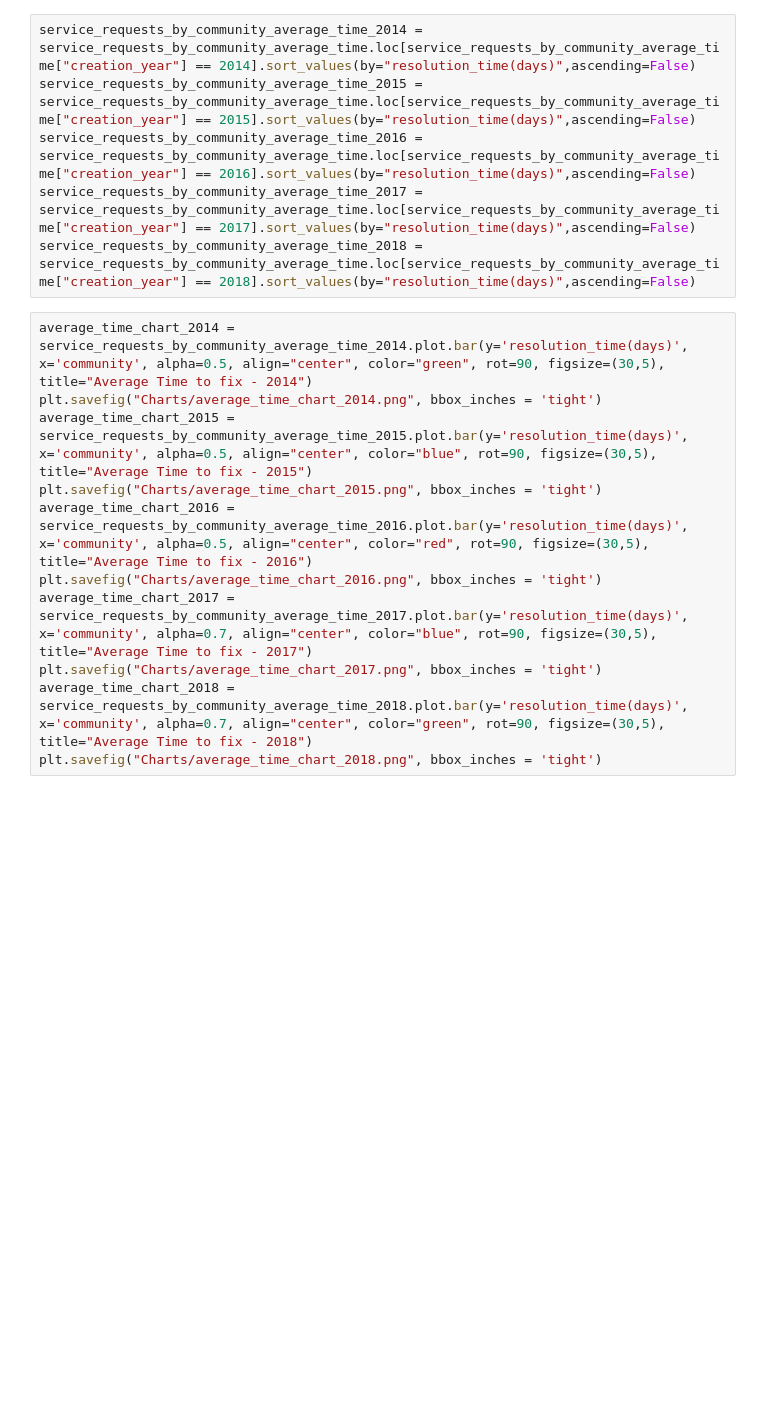
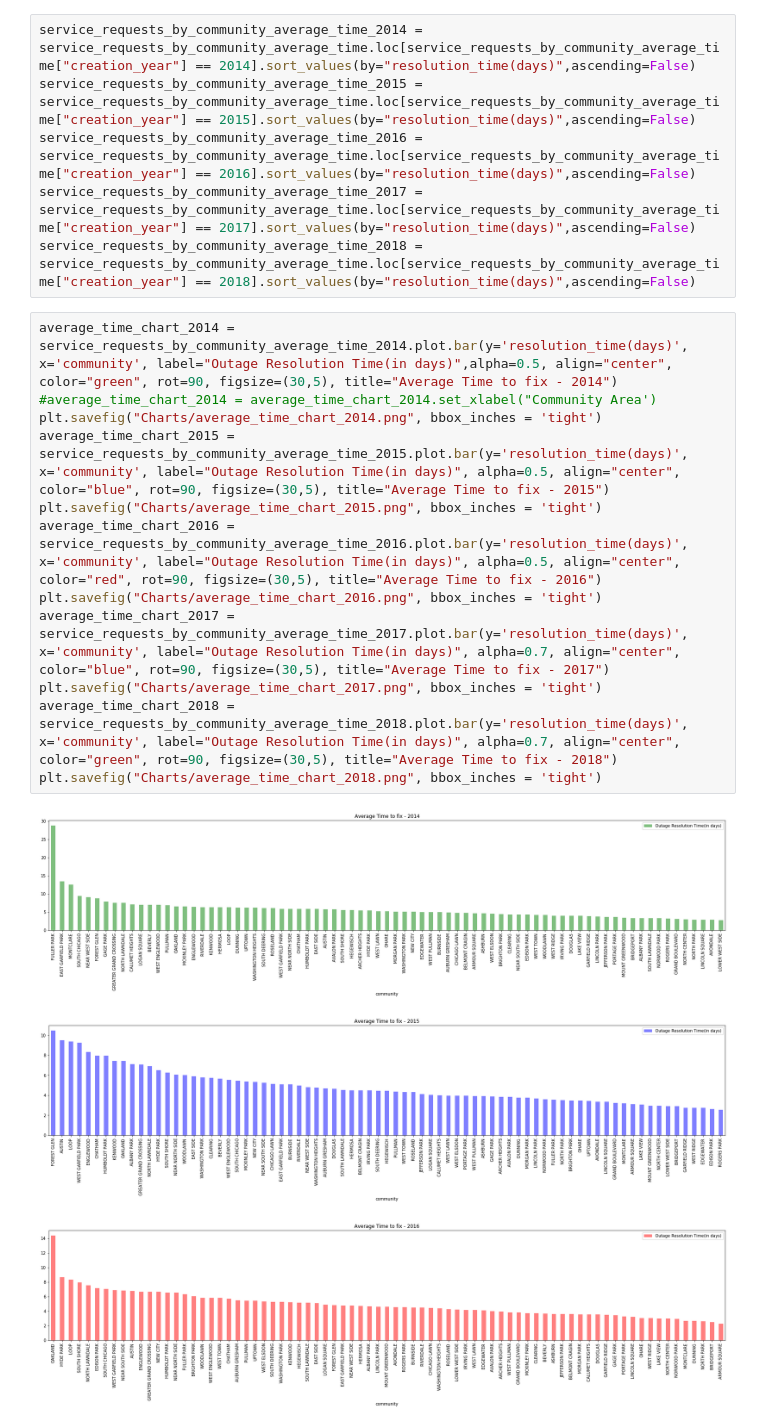
Before and after one commit to abejones26/Street-Lights, a Jupyter notebook: 3-average-fix-time.ipynb, the cells around one changed output. Cells and saved outputs as stored; diff of their text form; blank space fills up the shorter version.

Commit message:
Plot changes

```diff
--- a/3-average-fix-time.ipynb
+++ b/3-average-fix-time.ipynb
@@ -84,13 +126,18 @@ service_requests_by_community_average_time_2016 = service_requests_by_community_
 service_requests_by_community_average_time_2017 = service_requests_by_community_average_time.loc[service_requests_by_community_average_time["creation_year"] == 2017].sort_values(by="resolution_time(days)",ascending=False)
 service_requests_by_community_average_time_2018 = service_requests_by_community_average_time.loc[service_requests_by_community_average_time["creation_year"] == 2018].sort_values(by="resolution_time(days)",ascending=False)
 # %%
-average_time_chart_2014 = service_requests_by_community_average_time_2014.plot.bar(y='resolution_time(days)', x='community', alpha=0.5, align="center", color="green", rot=90, figsize=(30,5), title="Average Time to fix - 2014")
+average_time_chart_2014 = service_requests_by_community_average_time_2014.plot.bar(y='resolution_time(days)', x='community', label="Outage Resolution Time(in days)",alpha=0.5, align="center", color="green", rot=90, figsize=(30,5), title="Average Time to fix - 2014")
+#average_time_chart_2014 = average_time_chart_2014.set_xlabel("Community Area')
 plt.savefig("Charts/average_time_chart_2014.png", bbox_inches = 'tight')
-average_time_chart_2015 = service_requests_by_community_average_time_2015.plot.bar(y='resolution_time(days)', x='community', alpha=0.5, align="center", color="blue", rot=90, figsize=(30,5), title="Average Time to fix - 2015")
+average_time_chart_2015 = service_requests_by_community_average_time_2015.plot.bar(y='resolution_time(days)', x='community', label="Outage Resolution Time(in days)", alpha=0.5, align="center", color="blue", rot=90, figsize=(30,5), title="Average Time to fix - 2015")
 plt.savefig("Charts/average_time_chart_2015.png", bbox_inches = 'tight')
-average_time_chart_2016 = service_requests_by_community_average_time_2016.plot.bar(y='resolution_time(days)', x='community', alpha=0.5, align="center", color="red", rot=90, figsize=(30,5), title="Average Time to fix - 2016")
+average_time_chart_2016 = service_requests_by_community_average_time_2016.plot.bar(y='resolution_time(days)', x='community', label="Outage Resolution Time(in days)", alpha=0.5, align="center", color="red", rot=90, figsize=(30,5), title="Average Time to fix - 2016")
 plt.savefig("Charts/average_time_chart_2016.png", bbox_inches = 'tight')
-average_time_chart_2017 = service_requests_by_community_average_time_2017.plot.bar(y='resolution_time(days)', x='community', alpha=0.7, align="center", color="blue", rot=90, figsize=(30,5), title="Average Time to fix - 2017")
+average_time_chart_2017 = service_requests_by_community_average_time_2017.plot.bar(y='resolution_time(days)', x='community', label="Outage Resolution Time(in days)", alpha=0.7, align="center", color="blue", rot=90, figsize=(30,5), title="Average Time to fix - 2017")
 plt.savefig("Charts/average_time_chart_2017.png", bbox_inches = 'tight')
-average_time_chart_2018 = service_requests_by_community_average_time_2018.plot.bar(y='resolution_time(days)', x='community', alpha=0.7, align="center", color="green", rot=90, figsize=(30,5), title="Average Time to fix - 2018")
+average_time_chart_2018 = service_requests_by_community_average_time_2018.plot.bar(y='resolution_time(days)', x='community', label="Outage Resolution Time(in days)", alpha=0.7, align="center", color="green", rot=90, figsize=(30,5), title="Average Time to fix - 2018")
 plt.savefig("Charts/average_time_chart_2018.png", bbox_inches = 'tight')
+# %% [output]
+[figure, added]
+[figure, added]
+[figure, added]
```
Also changed, not shown: parts of 4 cells of this notebook, 6 other files.
